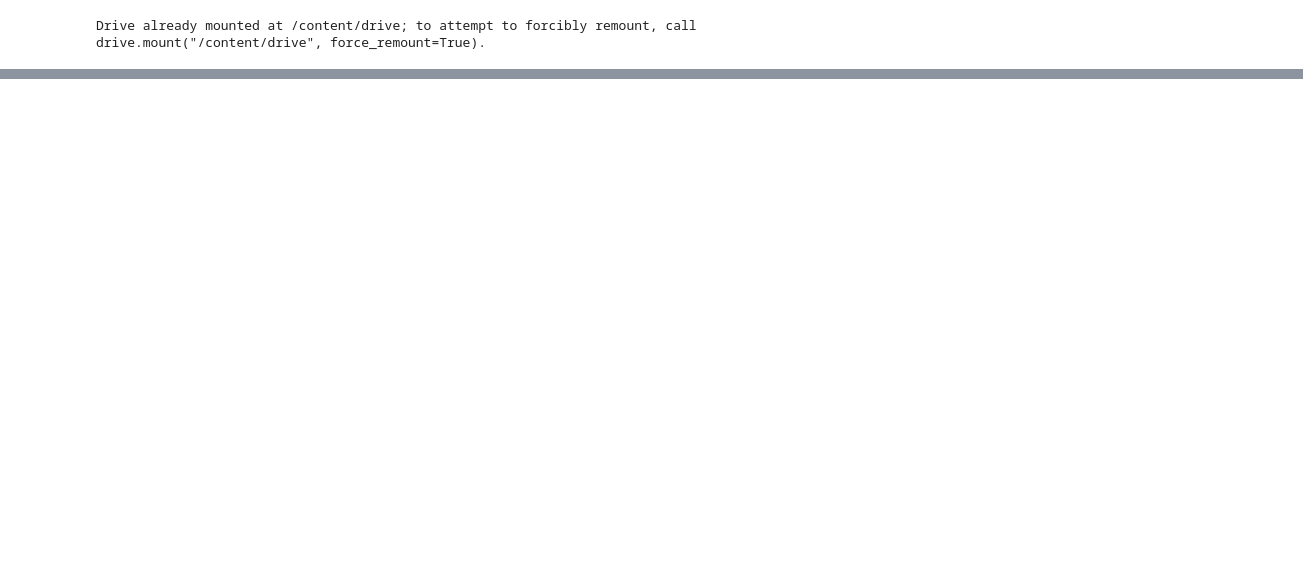
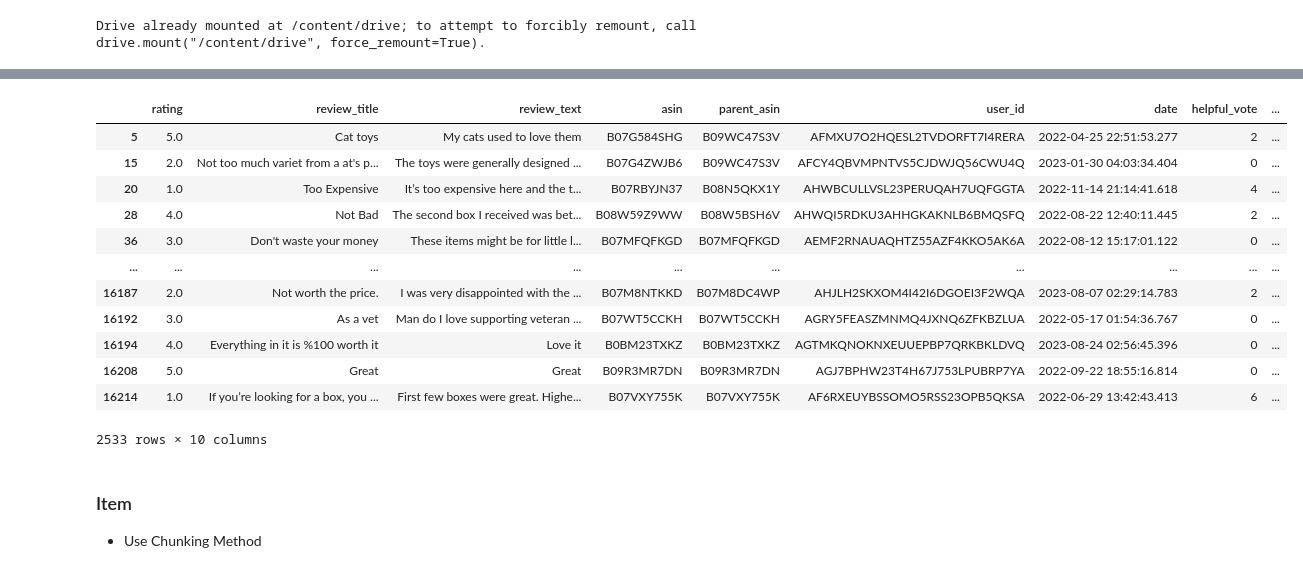
Before and after one commit to haziqzikry/business-intelligence-analytics-project, a Jupyter notebook: 0_amazon_reviews_preprocessing.ipynb, the cells around one changed output, grey strips where cells are left out. Cells and saved outputs as stored; diff of their text form; code cells hidden in the pictures; blank space fills up the shorter version.

```diff
--- a/0_amazon_reviews_preprocessing.ipynb
+++ b/0_amazon_reviews_preprocessing.ipynb
@@ -31,0 +102,3 @@ Drive already mounted at /content/drive; to attempt to forcibly remount, call dr
+# %%
+# Example usage
+df = load_and_clean_category_in_chunks("Toys_and_Games")
@@ -32,13 +120,13 @@ Drive already mounted at /content/drive; to attempt to forcibly remount, call dr
 # %%
 # Define the categories
 categories = [
-    # "Digital_Music", - Done
-    # "Magazine_Subscriptions", - Done
+    # "Digital_Music", - DONE
+    # "Magazine_Subscriptions", - DONE
     # "Movies_and_TV",
-    "Musical_Instruments",
-    "Sports_and_Outdoors",
-    "Toys_and_Games",
-    "Video_Games"
+    # "Musical_Instruments", - DONE
+    "Sports_and_Outdoors"
+    # "Toys_and_Games",
+    # "Video_Games" - DONE
 ]
 # %%
 # Function to load, clean, and transform the dataset
@@ -81,7 +169,7 @@ def load_and_clean_category(category):
     df = df.dropna()
 
     # Add 'Category' column
-    df['Category'] = category.replace('_', ' ')
+    df['main_category'] = category.replace('_', ' ')
 
     return df
 # %%
@@ -102,7 +190,25 @@ for category, df in category_dataframes.items():
     df.to_csv(drive_path + f"{category}_reviews_processed.csv", index=False)
 # %%
 # # Example: Access the cleaned dataframe for Digital_Music
-# df_test = category_dataframes['Digital_Music']
-# df_test
+df_test = category_dataframes['Subscription_Boxes']
+df_test
+# %% [output]
+|  | rating | review_title | review_text | asin | parent_asin | user_id | date | helpful_vote | ... |
+| 5 | 5.0 | Cat toys | My cats used to love them | B07G584SHG | B09WC47S3V | AFMXU7O2HQESL2TVDORFT7I4RERA | 2022-04-25 22:51:53.277 | 2 | ... |
+| 15 | 2.0 | Not too much variet from a at's p... | The toys were generally designed ... | B07G4ZWJB6 | B09WC47S3V | AFCY4QBVMPNTVS5CJDWJQ56CWU4Q | 2023-01-30 04:03:34.404 | 0 | ... |
+| 20 | 1.0 | Too Expensive | It’s too expensive here and the t... | B07RBYJN37 | B08N5QKX1Y | AHWBCULLVSL23PERUQAH7UQFGGTA | 2022-11-14 21:14:41.618 | 4 | ... |
+| 28 | 4.0 | Not Bad | The second box I received was bet... | B08W59Z9WW | B08W5BSH6V | AHWQI5RDKU3AHHGKAKNLB6BMQSFQ | 2022-08-22 12:40:11.445 | 2 | ... |
+| 36 | 3.0 | Don't waste your money | These items might be for little l... | B07MFQFKGD | B07MFQFKGD | AEMF2RNAUAQHTZ55AZF4KKO5AK6A | 2022-08-12 15:17:01.122 | 0 | ... |
+| ... | ... | ... | ... | ... | ... | ... | ... | ... | ... |
+| 16187 | 2.0 | Not worth the price. | I was very disappointed with the ... | B07M8NTKKD | B07M8DC4WP | AHJLH2SKXOM4I42I6DGOEI3F2WQA | 2023-08-07 02:29:14.783 | 2 | ... |
+| 16192 | 3.0 | As a vet | Man do I love supporting veteran ... | B07WT5CCKH | B07WT5CCKH | AGRY5FEASZMNMQ4JXNQ6ZFKBZLUA | 2022-05-17 01:54:36.767 | 0 | ... |
+| 16194 | 4.0 | Everything in it is %100 worth it | Love it | B0BM23TXKZ | B0BM23TXKZ | AGTMKQNOKNXEUUEPBP7QRKBKLDVQ | 2023-08-24 02:56:45.396 | 0 | ... |
+| 16208 | 5.0 | Great | Great | B09R3MR7DN | B09R3MR7DN | AGJ7BPHW23T4H67J753LPUBRP7YA | 2022-09-22 18:55:16.814 | 0 | ... |
+| 16214 | 1.0 | If you’re looking for a box, you ... | First few boxes were great. Highe... | B07VXY755K | B07VXY755K | AF6RXEUYBSSOMO5RSS23OPB5QKSA | 2022-06-29 13:42:43.413 | 6 | ... |
+2533 rows × 10 columns
 # %%
 #exported csv will have null value even after export
+# %% [markdown]
+### Item
+
+- Use Chunking Method
```
Also changed, not shown: parts of 13 cells of this notebook.
